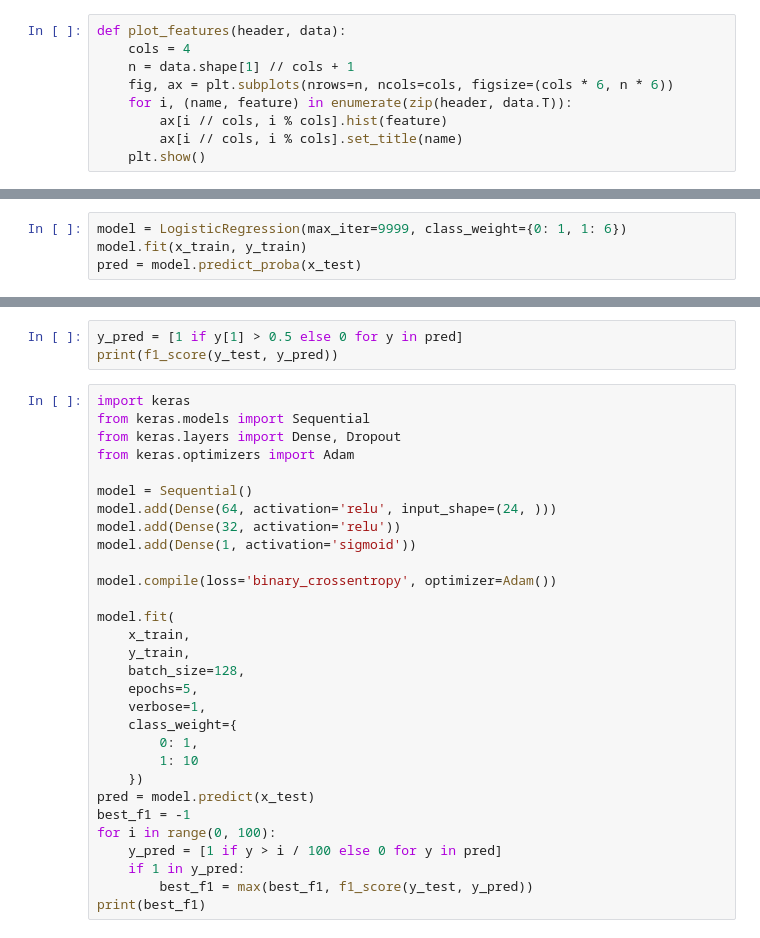
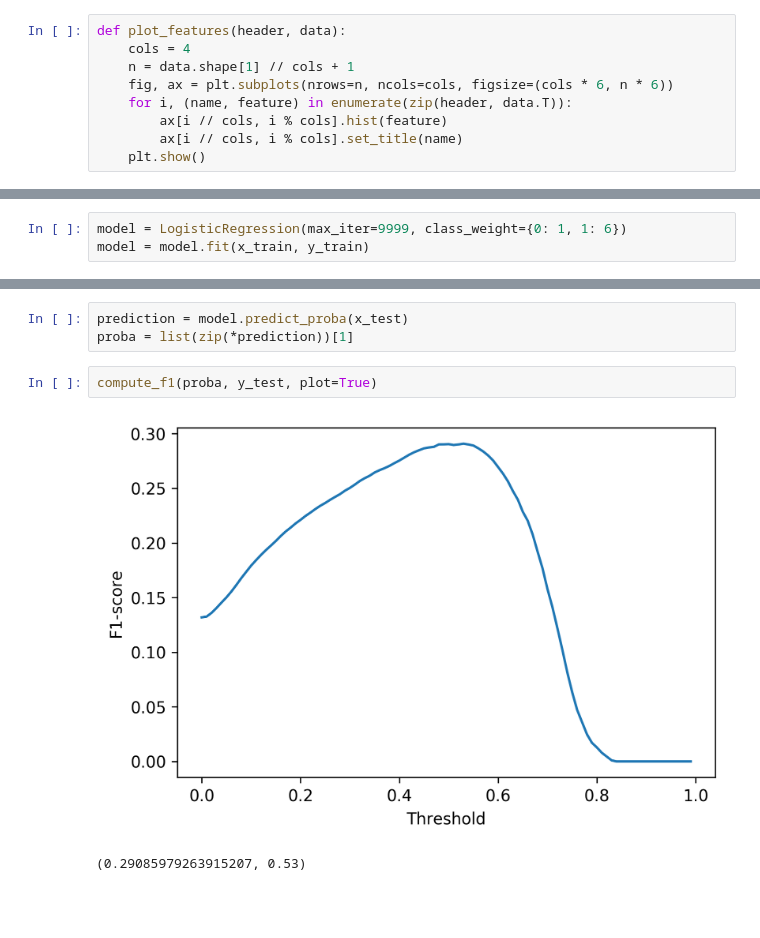
Before and after one commit to TheoMoins/INF8111-Assignment, a Jupyter notebook: 02/notebook.ipynb, the cells around one changed output, grey strips where cells are left out. Drawn from its saved outputs; the diff is of its cells as text; blank space fills up the shorter version.

Commit message:
Add f1_score function and improve code separation

```diff
--- a/02/notebook.ipynb
+++ b/02/notebook.ipynb
@@ -139,4 +216,3 @@ x_train, x_test, y_train, y_test = train_test_split(
 # %%
 model = LogisticRegression(max_iter=9999, class_weight={0: 1, 1: 6})
-model.fit(x_train, y_train)
-pred = model.predict_proba(x_test)
+model = model.fit(x_train, y_train)
@@ -150,33 +219,8 @@ print(best_f1)
-# %%
-y_pred = [1 if y[1] > 0.5 else 0 for y in pred]
-print(f1_score(y_test, y_pred))
-# %%
-import keras
-from keras.models import Sequential
-from keras.layers import Dense, Dropout
-from keras.optimizers import Adam
-
-model = Sequential()
-model.add(Dense(64, activation='relu', input_shape=(24, )))
-model.add(Dense(32, activation='relu'))
-model.add(Dense(1, activation='sigmoid'))
-
-model.compile(loss='binary_crossentropy', optimizer=Adam())
-
-model.fit(
-    x_train,
-    y_train,
-    batch_size=128,
-    epochs=5,
-    verbose=1,
-    class_weight={
-        0: 1,
-        1: 10
-    })
-pred = model.predict(x_test)
-best_f1 = -1
-for i in range(0, 100):
-    y_pred = [1 if y > i / 100 else 0 for y in pred]
-    if 1 in y_pred:
-        best_f1 = max(best_f1, f1_score(y_test, y_pred))
-print(best_f1)
+# %%
+prediction = model.predict_proba(x_test)
+proba = list(zip(*prediction))[1]
+# %%
+compute_f1(proba, y_test, plot=True)
+# %% [output]
+[figure, added]
+(0.29085979263915207, 0.53)
```
Also changed, not shown: parts of 22 cells of this notebook.
